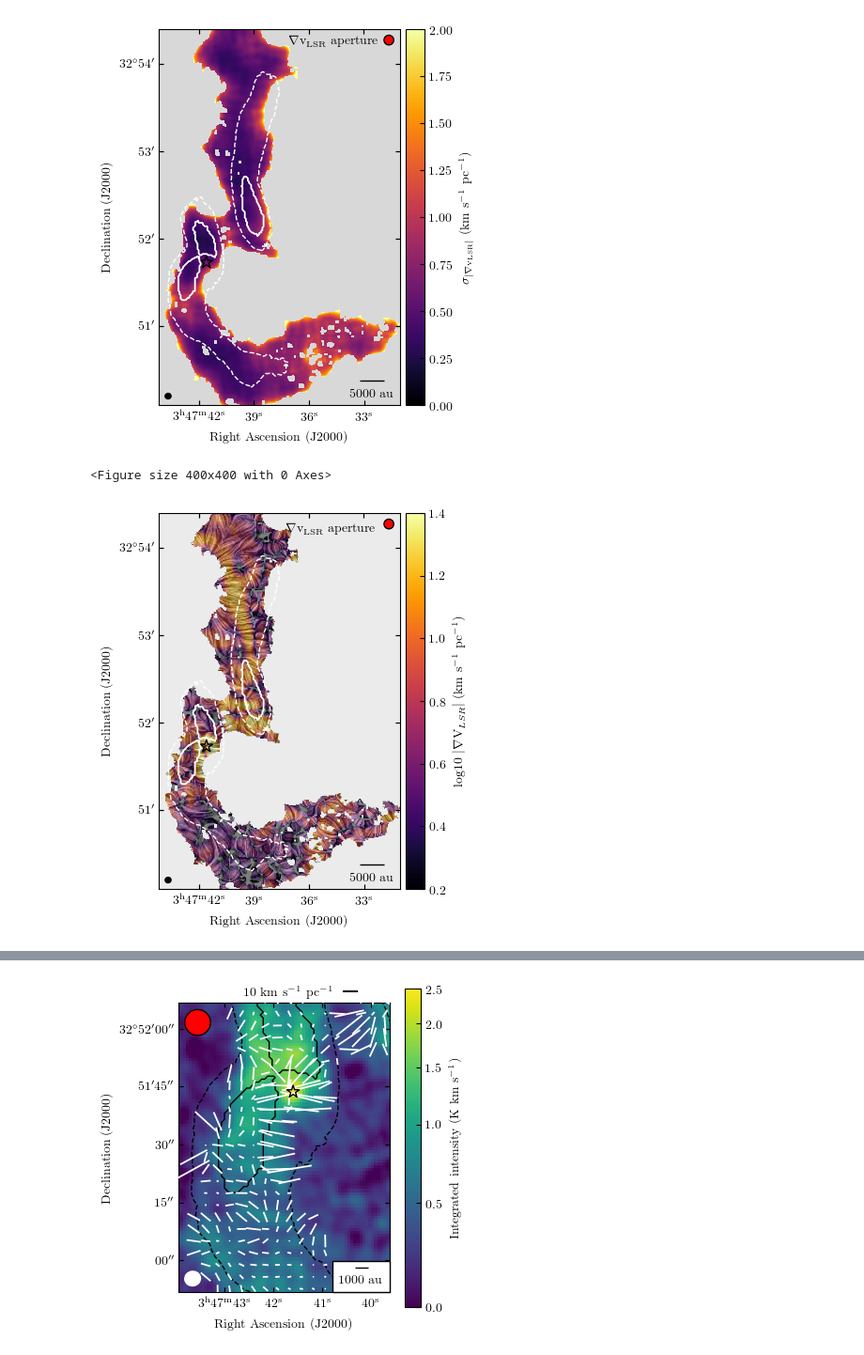
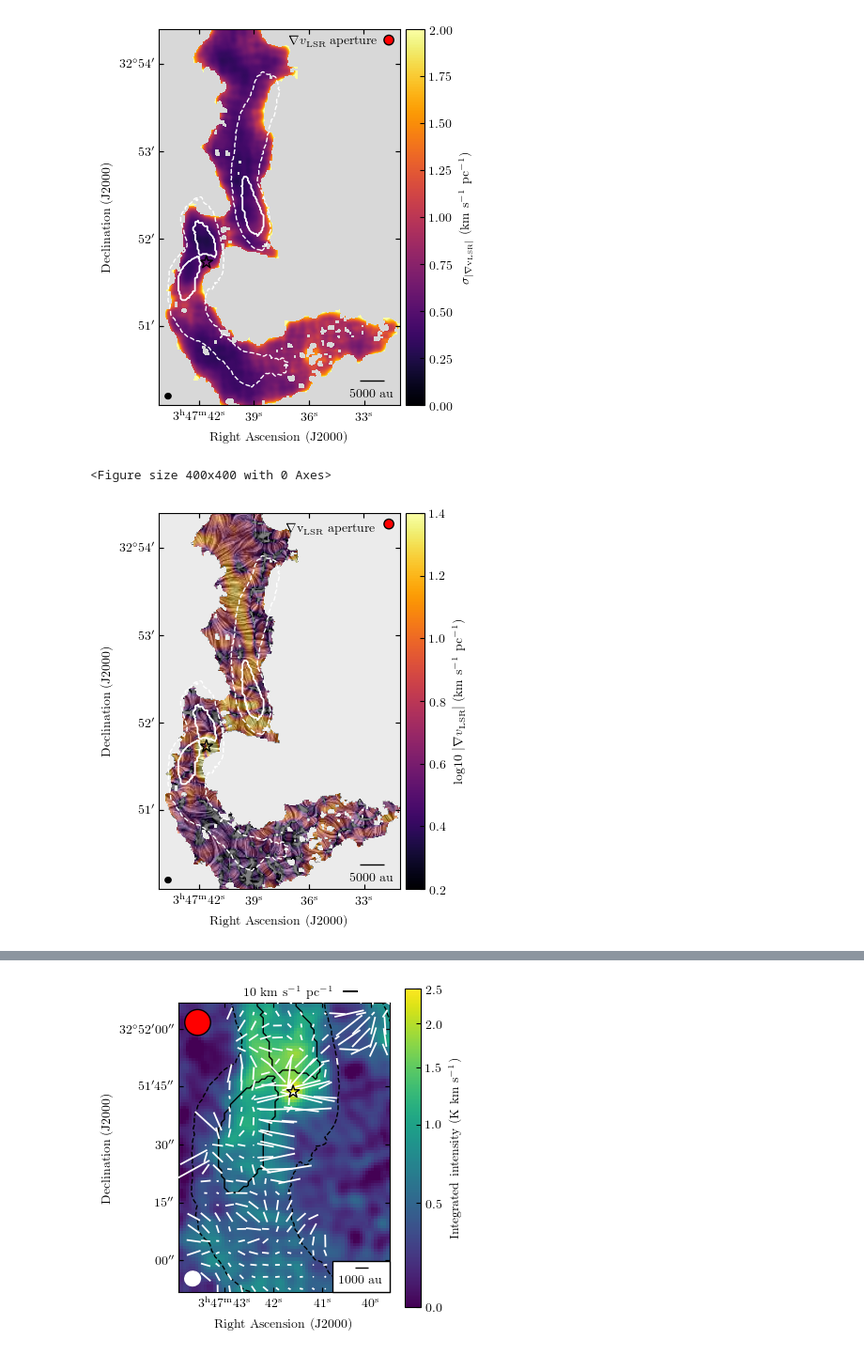
Before and after one commit to tere-valdivia/Barnard_5_infall, a Jupyter notebook: figures.ipynb, the cells around one changed output, grey strips where cells are left out. Shown at 94% size. Cells and saved outputs as stored; diff of their text form; code cells hidden in the pictures.

```diff
--- a/figures.ipynb
+++ b/figures.ipynb
@@ -669,35 +673,35 @@ intdata, header1  = fits.getdata(gradientabsfile, header=True)
 wcs = WCS(header1)
 bmaj, bmin, bpa = np.array([header1['BMAJ'], header1['BMIN'], header1['BPA']]) * u.deg
 
 mapdata =  np.log10(np.where(vector_data!=0, intdata, np.nan)) #intdata# *vector_data #
 
 fig = plt.figure(figsize=(4,6))
 gc = fig.add_subplot(111, projection = wcs)
 im = gc.imshow(mapdata, cmap=cmap, interpolation='bilinear',  vmin=vmin, vmax=vmax)
-fig.colorbar(im, ax=gc, label=r'log10 $|\nabla\mathrm{V}_{LSR}|$ (km s$^{-1}$ pc$^{-1}$)', shrink=0.866, pad=0.02)
+fig.colorbar(im, ax=gc, label=r'log10 $|\nabla v_{\mathrm{LSR}}|$ (km s$^{-1}$ pc$^{-1}$)', shrink=0.866, pad=0.02)
 
 gc.imshow(vector_data, cmap='binary', alpha=0.5, vmin=0.35, vmax=0.6)
 gc.contour(contdata, levels=np.array([0.5,0.8]), colors='w', linewidths=1)
 gc.contour(contdata_NH3, levels=nh3mom0levels, colors='w', linestyles='dashed', transform=gc.get_transform(WCS(fits.getheader(nh3mom0file))), linewidths=1)
 gc.scatter(ra_yso, dec_yso, marker='*', transform=gc.get_transform('fk5'), s=100,
            edgecolor='k', facecolor='none')
 gc.set_xlim([65,280])
 gc.set_ylim([25,360])
 add_beam(gc, major=bmaj, minor=bmin, angle=bpa, frame=False, pad=0.1, ec = 'k', fc='k')
 gc.set_xlabel('Right Ascension (J2000)')
 gc.set_ylabel('Declination (J2000)')
 add_scalebar(gc, scalebardeg, label=str(scalebarsize)+' au', color='k', pad=0.1, fontproperties=fontprops)
 add_beam(gc, major=2*np.sqrt(bmaj * bmin / (2 * np.log(2))), minor=2*np.sqrt(bmaj * bmin / (2 * np.log(2))), angle=0*u.deg, frame=False, pad=0.1, ec = 'k', fc='r', corner='top right')
 gc.annotate(r'$\nabla\mathrm{v}_{\mathrm{LSR}}$ aperture', (0.90, 0.95), xycoords='axes fraction', horizontalalignment='right')
 
 # gc.plot([245, 245+scalebarpix], [350, 350], color='k', lw=1.5)
 # gc.annotate(str(scalebarsize)+' au', (0.8, 0.93), xycoords='axes fraction', color='k', size=10)
 
 if savefigure:
     fig.savefig(figname, dpi=dpibase, bbox_inches='tight')
 # %% [output]
 <Figure size 400x400 with 0 Axes>
-[figure, old version]
+[figure, new version]
 # %%
 # With intensity as absolute value of the gradient, zoomed into the condensations
 
```
Also changed, not shown: parts of 15 cells of this notebook, 16 other files.
